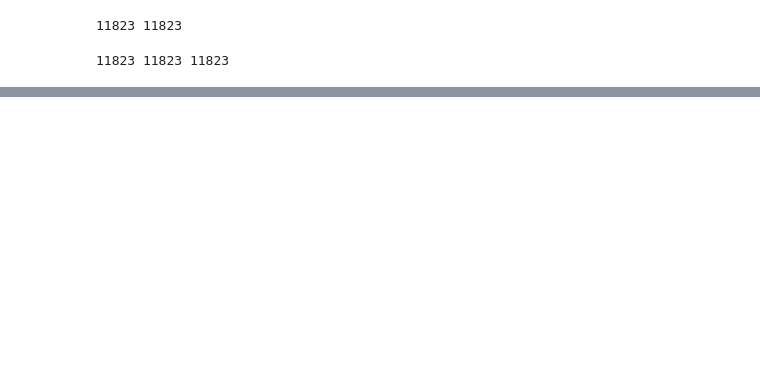
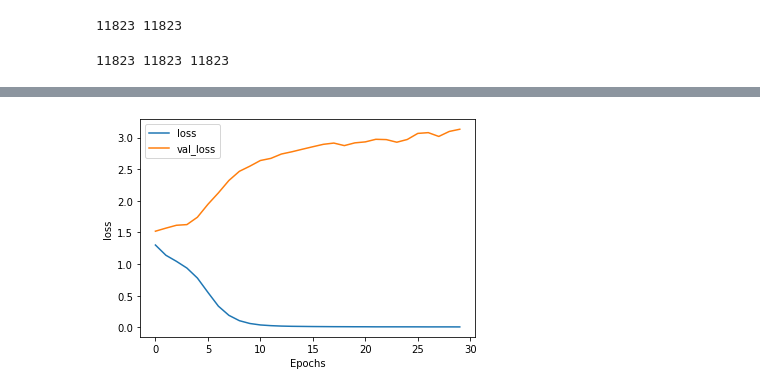
Before and after one commit to hectic97/Basic_Kor_Chatbot, a Jupyter notebook: nlp-chatbot-modeling.ipynb, the cells around one changed output, grey strips where cells are left out. Cells and saved outputs as stored; diff of their text form; code cells hidden in the pictures; blank space fills up the shorter version.

```diff
--- a/nlp-chatbot-modeling.ipynb
+++ b/nlp-chatbot-modeling.ipynb
@@ -284,0 +398,4 @@ class Attention(tf.keras.layers.Layer):
+# %%
+plot_graphs(history,'loss')
+# %% [output]
+[figure, added]
```
Also changed, not shown: parts of 14 cells of this notebook.
